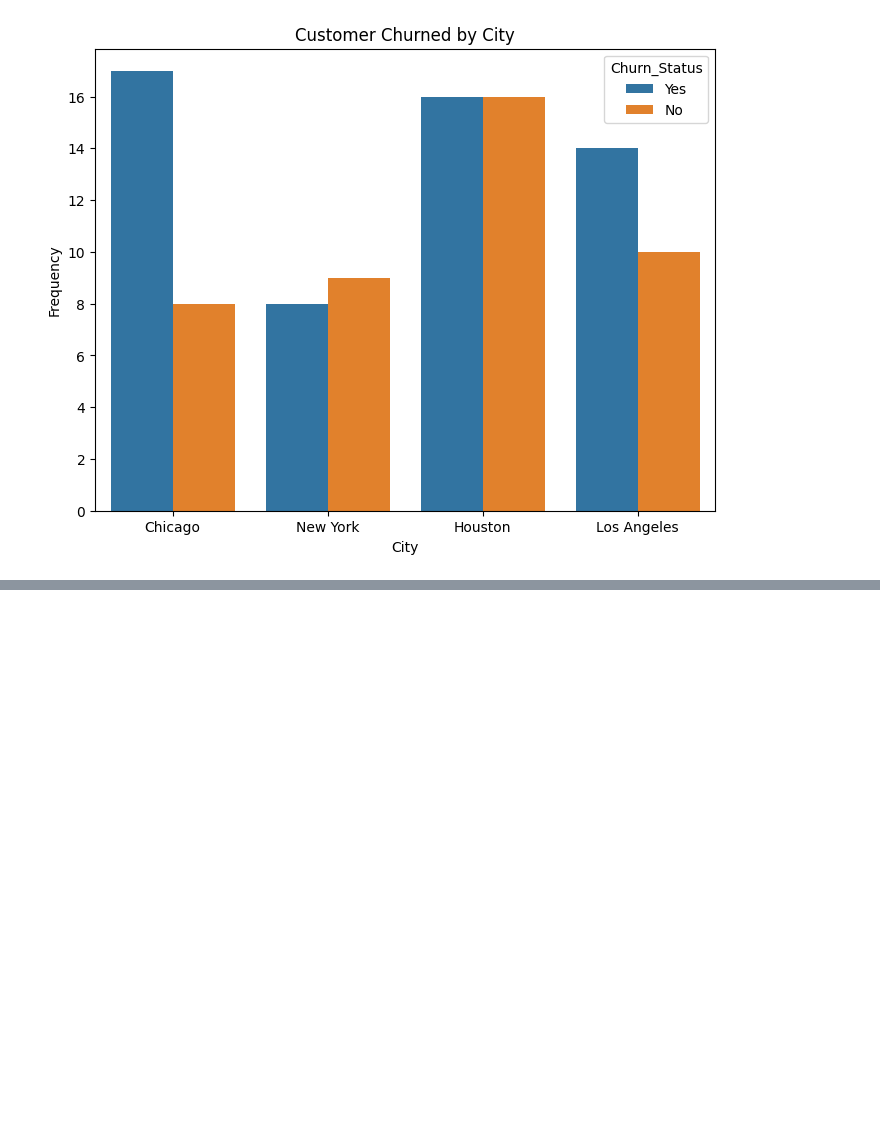
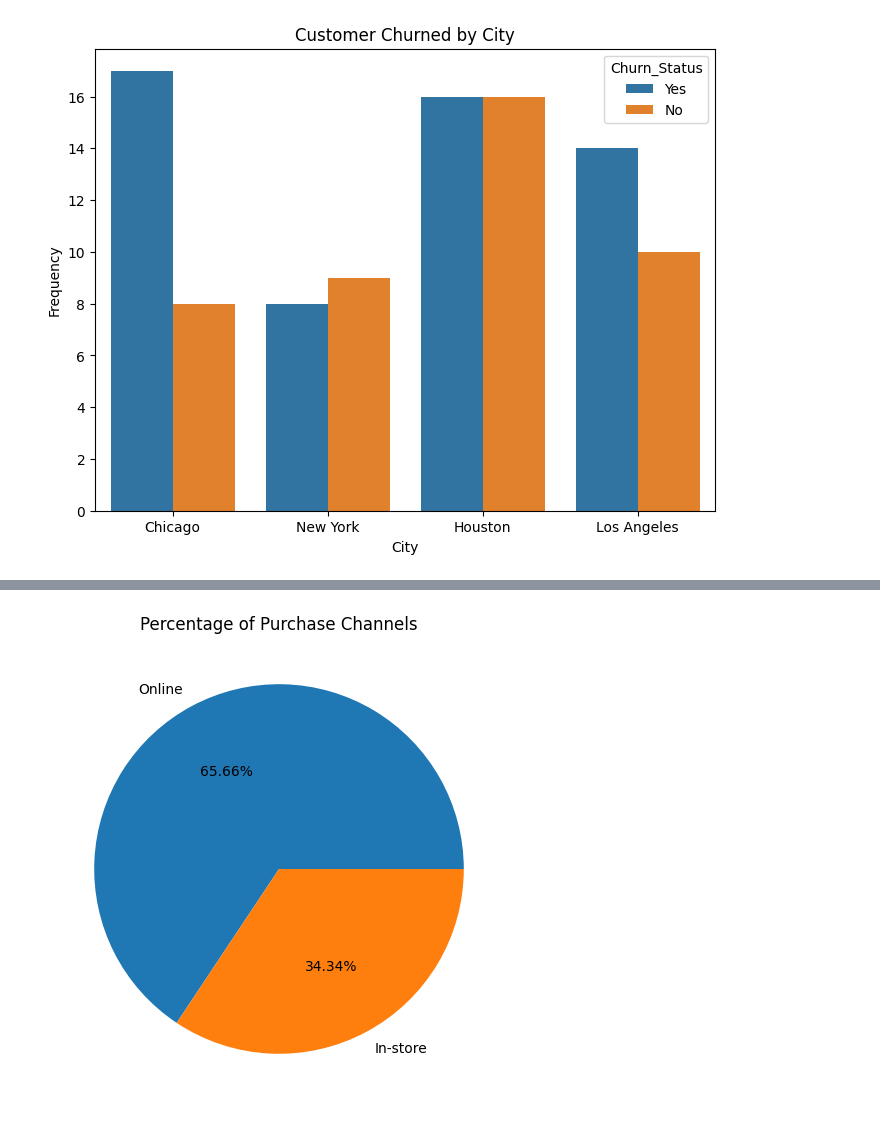
Before and after one commit to ABBAS-37405/PYTHON-AND-DATA-SCIENCE, a Jupyter notebook: dataclean.ipynb, the cells around one changed output, grey strips where cells are left out. Drawn from its saved outputs; the diff is of its cells as text; code cells hidden in the pictures; blank space fills up the shorter version.

```diff
--- a/dataclean.ipynb
+++ b/dataclean.ipynb
@@ -531,0 +536,8 @@ plt.show()
+# %%
+plt.figure(figsize=(8,6))
+percen_purchase_channel_freq.plot(kind='pie',autopct='%1.2f%%')
+plt.title('Percentage of Purchase Channels')
+plt.ylabel('')
+plt.show()
+# %% [output]
+[figure, added]
```
Also changed, not shown: parts of 6 cells of this notebook.
